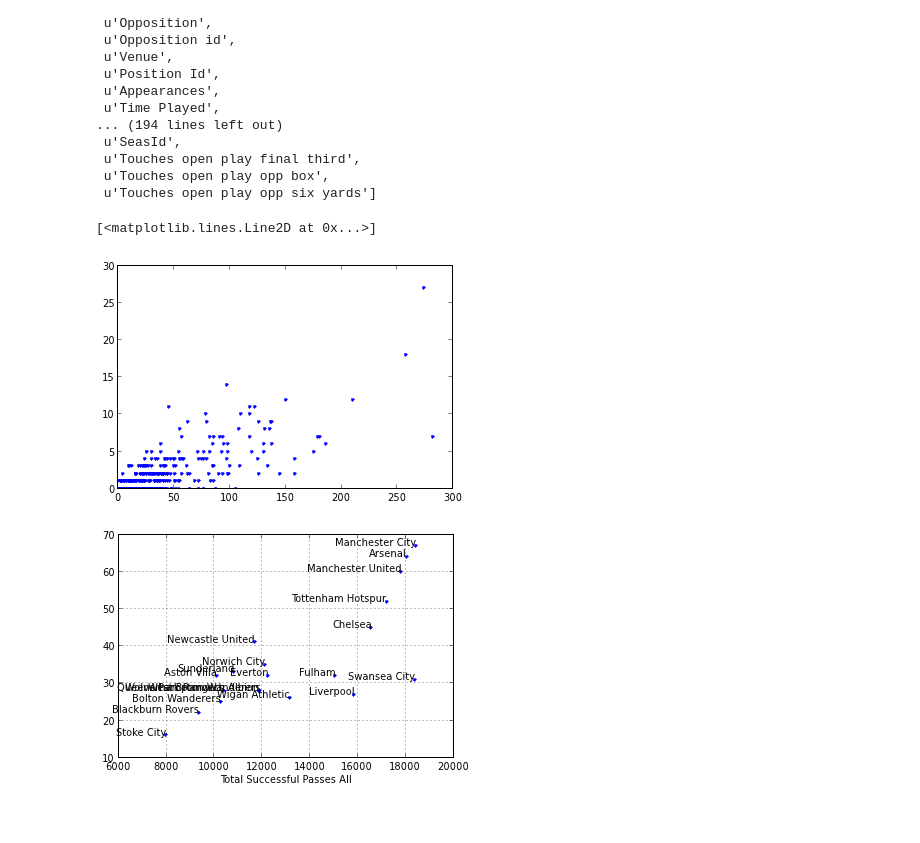
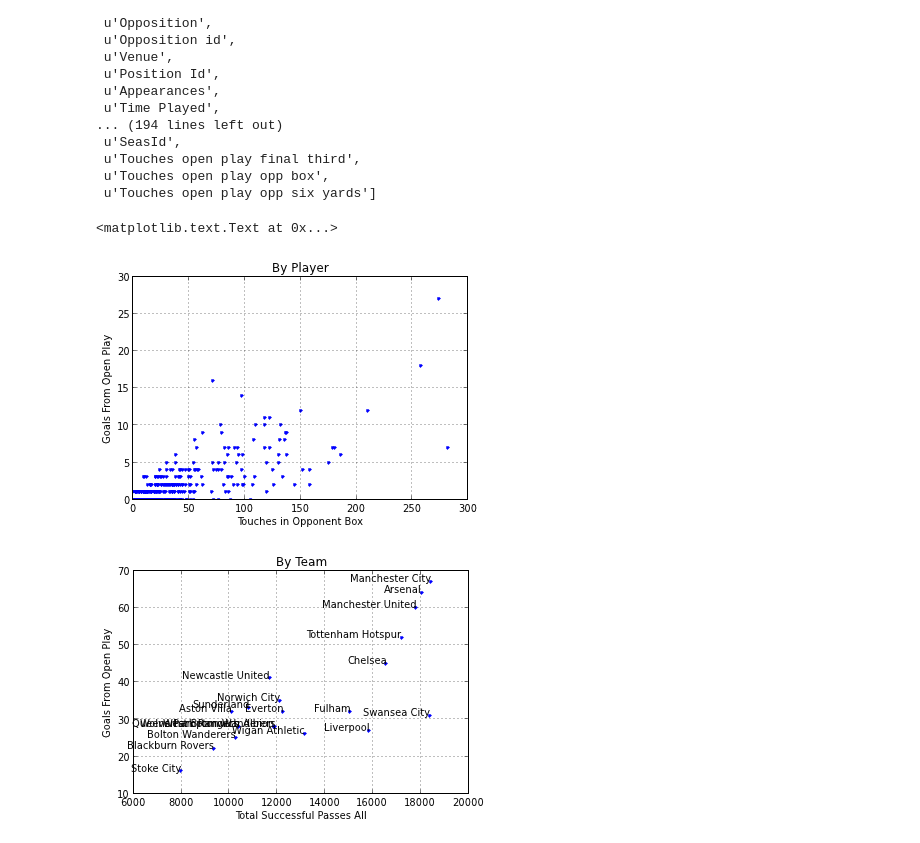
Before and after one commit to jtelszasz/mcfc_analytics_api, a Jupyter notebook: MCFC_EDA.ipynb, the cells around one changed output. Cells and saved outputs as stored; diff of their text form; code cells hidden in the pictures.

Commit message:
Labeled the plots

```diff
--- a/MCFC_EDA.ipynb
+++ b/MCFC_EDA.ipynb
@@ -28,16 +28,21 @@ list(df_MCFC.columns)
  u'Touches open play opp six yards']
 # %%
 # Some season totals
-df_Player_Season_Totals = df_MCFC.groupby('Player ID').sum()
+df_Player_Season_Totals = df_MCFC.groupby('Player Surname').sum()
 df_Team_Season_Totals = df_MCFC.groupby('Team').sum()
 # %%
-plot(df_Player_Season_Totals['Touches open play opp box'],df_Player_Season_Totals['Goals Open Play'],'.')
+plot_Player_TouB_G = df_Player_Season_Totals.plot(x='Touches open play opp box',y='Goals Open Play',marker='.',linestyle='None')
+title('By Player')
+xlabel('Touches in Opponent Box')
+ylabel('Goals From Open Play')
 # %% [output]
-[<matplotlib.lines.Line2D at 0x...>]
+<matplotlib.text.Text at 0x...>
-[figure, old version]
+[figure, new version]
 # %%
 plot_Team_Tou_G = df_Team_Season_Totals.plot(x='Total Successful Passes All',y='Goals Open Play',marker='.',linestyle='None')
+title('By Team')
+ylabel('Goals From Open Play')
 for i, txt in enumerate(df_Team_Season_Totals.index):
     plot_Team_Tou_G.annotate(txt, (df_Team_Season_Totals['Total Successful Passes All'].iloc[i],df_Team_Season_Totals['Goals Open Play'].iloc[i]), size=10, xytext=(0,0), ha='right', textcoords='offset points')
 # %% [output]
-[figure, old version]
+[figure, new version]
```
Also changed, not shown: parts of 2 cells of this notebook.
